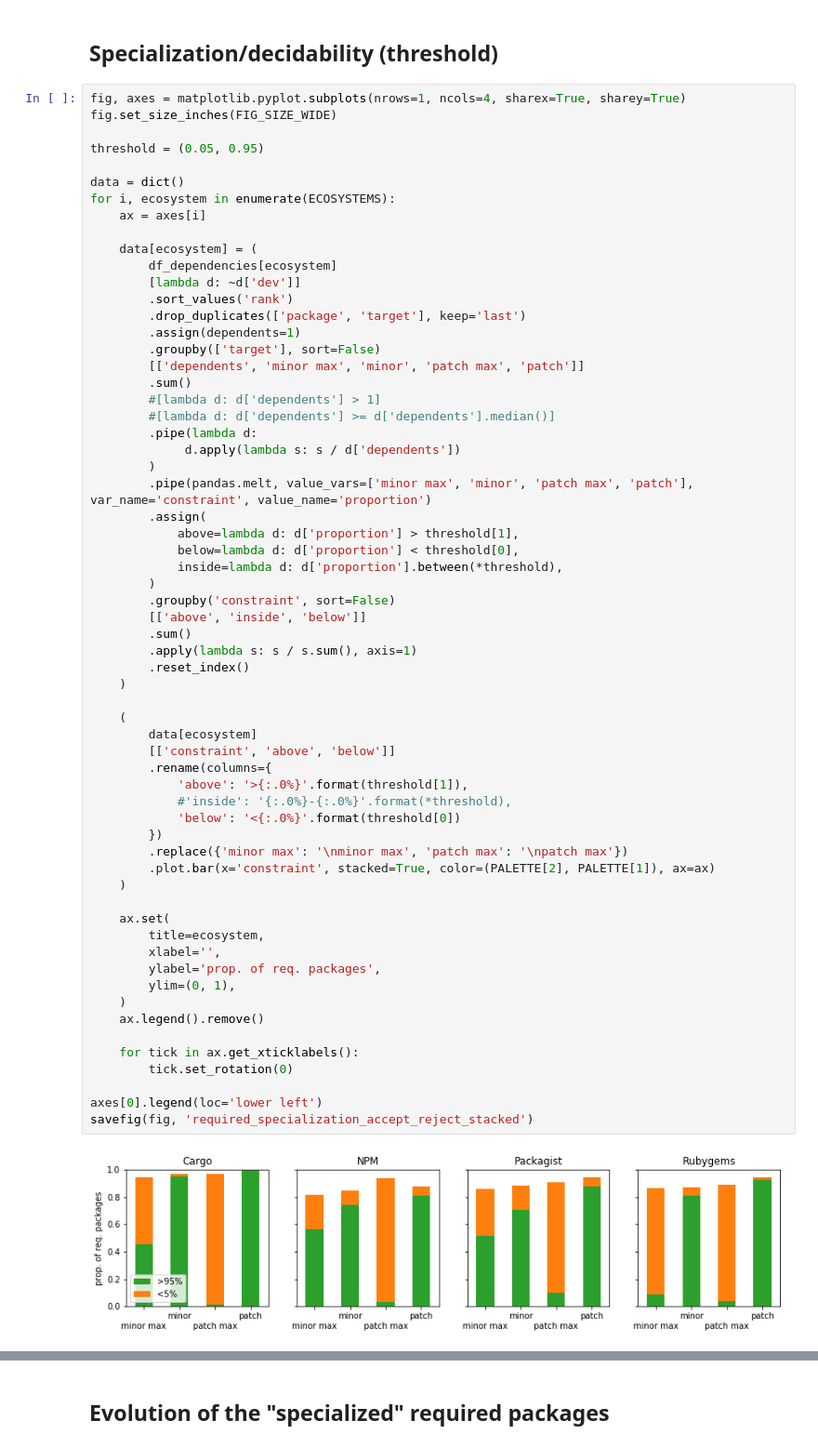
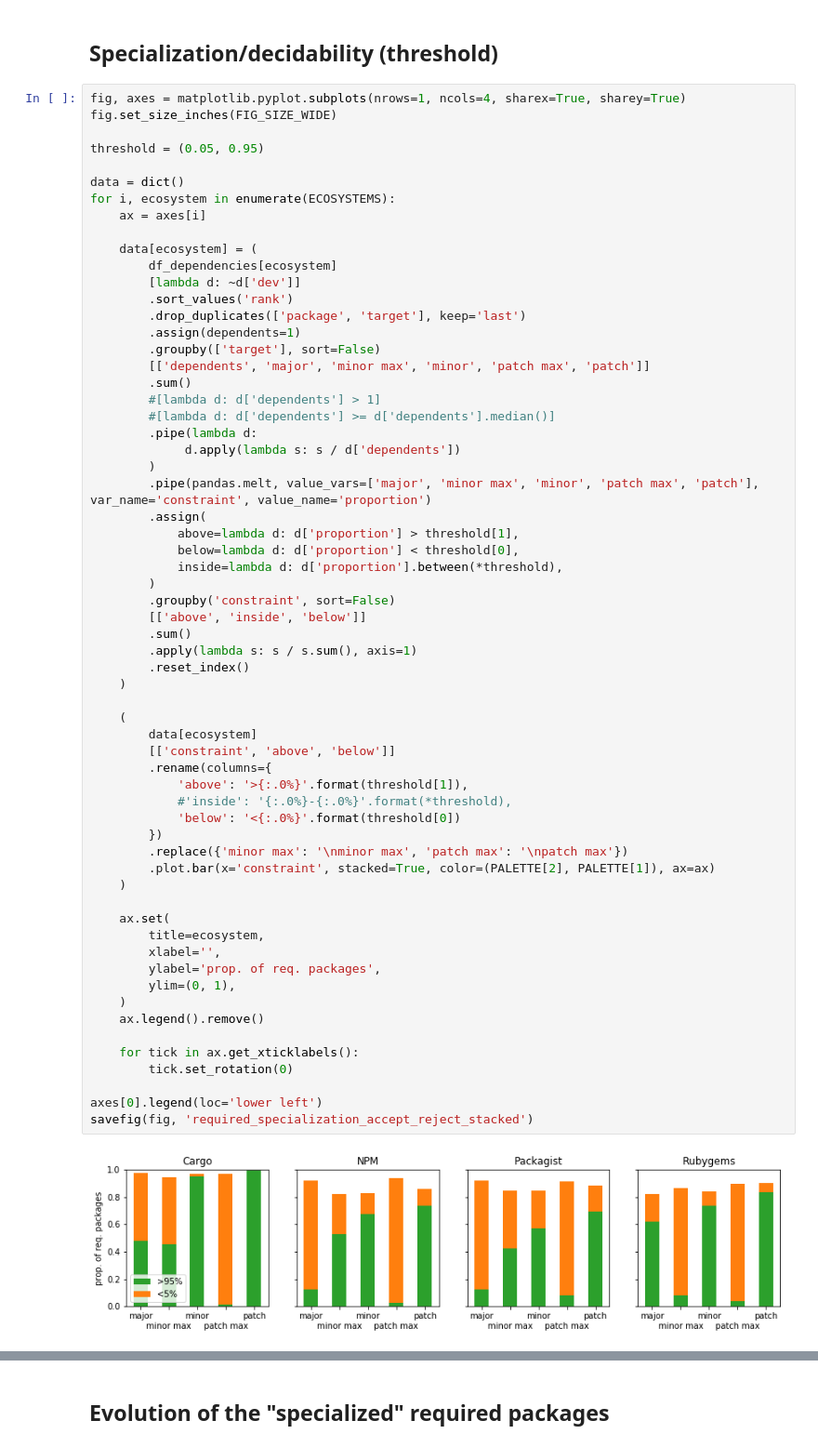
Before and after one commit to AlexandreDecan/secos-constraints, a Jupyter notebook: notebooks/Constraint analysis.ipynb, the cells around one changed output, grey strips where cells are left out. Shown at 93% size. Saved outputs shown, nothing was run; the diff lists cells and outputs as text.

```diff
--- a/notebooks/Constraint analysis.ipynb
+++ b/notebooks/Constraint analysis.ipynb
@@ -1044,14 +1044,14 @@ for i, ecosystem in enumerate(ECOSYSTEMS):
         .drop_duplicates(['package', 'target'], keep='last')
         .assign(dependents=1)
         .groupby(['target'], sort=False)
-        [['dependents', 'minor max', 'minor', 'patch max', 'patch']]
+        [['dependents', 'major', 'minor max', 'minor', 'patch max', 'patch']]
         .sum()
         #[lambda d: d['dependents'] > 1]
         #[lambda d: d['dependents'] >= d['dependents'].median()]
         .pipe(lambda d:
              d.apply(lambda s: s / d['dependents'])
         )
-        .pipe(pandas.melt, value_vars=['minor max', 'minor', 'patch max', 'patch'], var_name='constraint', value_name='proportion')
+        .pipe(pandas.melt, value_vars=['major', 'minor max', 'minor', 'patch max', 'patch'], var_name='constraint', value_name='proportion')
         .assign(
             above=lambda d: d['proportion'] > threshold[1],
             below=lambda d: d['proportion'] < threshold[0],
@@ -1063,34 +1063,34 @@ for i, ecosystem in enumerate(ECOSYSTEMS):
         .apply(lambda s: s / s.sum(), axis=1)
         .reset_index()
     )
 
     (
         data[ecosystem]
         [['constraint', 'above', 'below']]
         .rename(columns={
             'above': '>{:.0%}'.format(threshold[1]),
             #'inside': '{:.0%}-{:.0%}'.format(*threshold),
             'below': '<{:.0%}'.format(threshold[0])
         })
         .replace({'minor max': '\nminor max', 'patch max': '\npatch max'})
         .plot.bar(x='constraint', stacked=True, color=(PALETTE[2], PALETTE[1]), ax=ax)
     )
 
     ax.set(
         title=ecosystem,
         xlabel='',
         ylabel='prop. of req. packages',
         ylim=(0, 1),
     )
     ax.legend().remove()
 
     for tick in ax.get_xticklabels():
         tick.set_rotation(0)
 
 axes[0].legend(loc='lower left')
 savefig(fig, 'required_specialization_accept_reject_stacked')
 # %% [output]
-[figure, old version]
+[figure, new version]
 # %%
 pandas.concat([
     (
```
Also changed, not shown: parts of 6 cells of this notebook, 5 other files.
